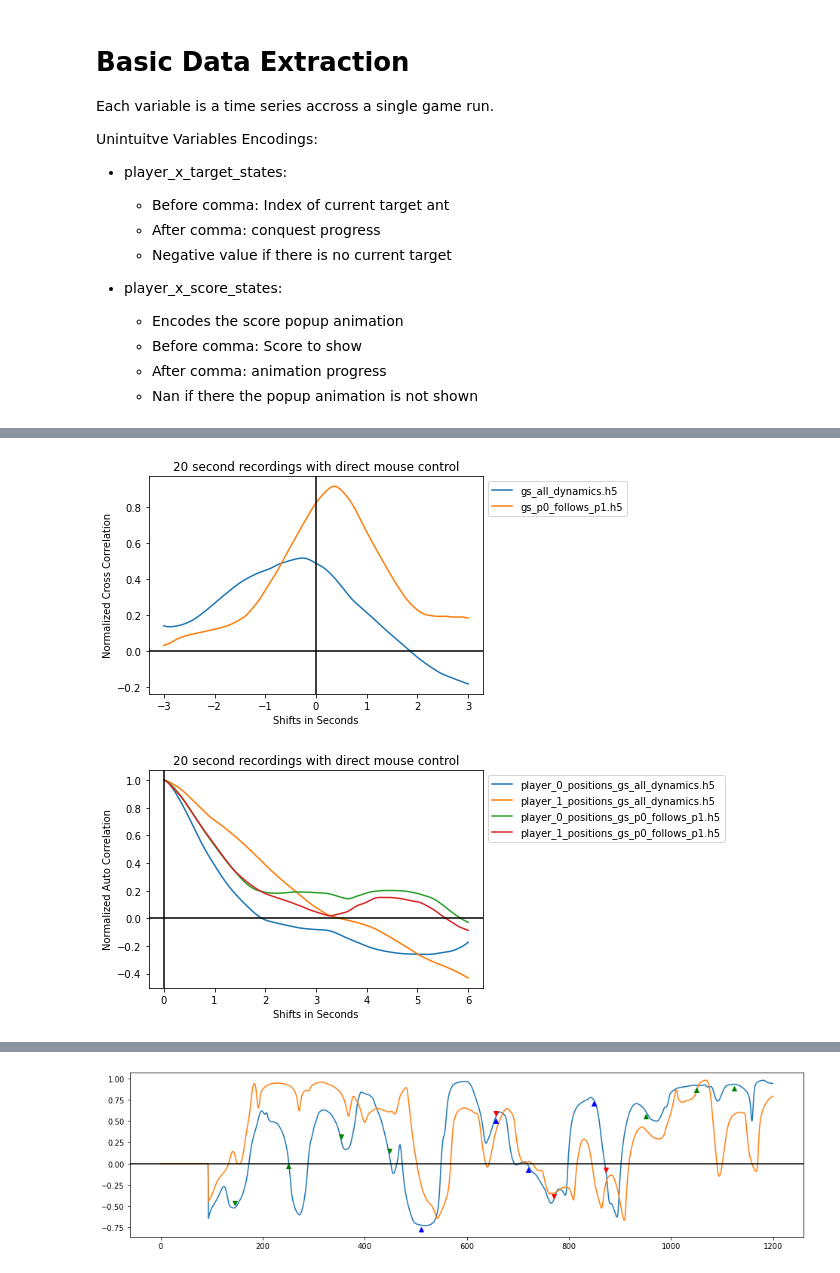
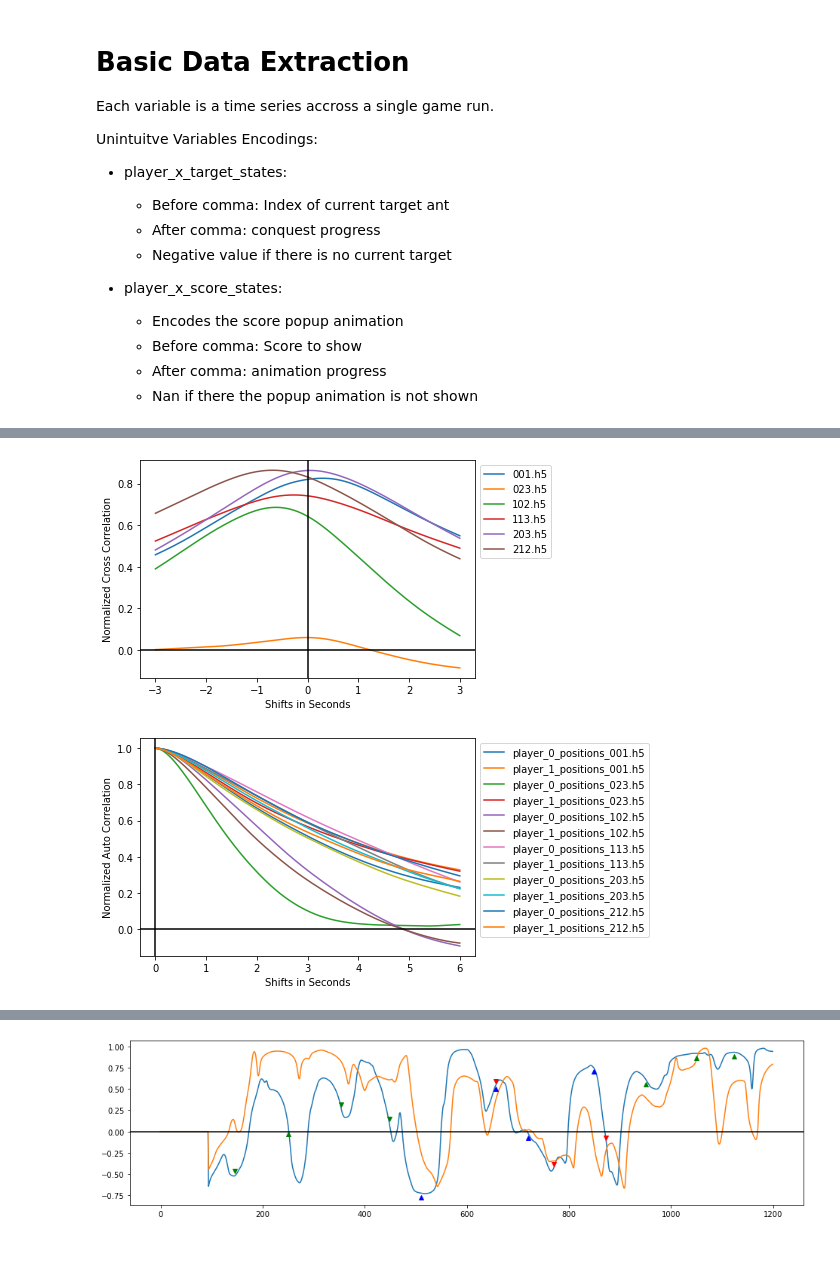
Before and after one commit to Priesemann-Group/dyadic_task, a Jupyter notebook: game_course_analyser.ipynb, the cells around one changed output, grey strips where cells are left out. Saved outputs shown, nothing was run; the diff lists cells and outputs as text; code cells hidden in the pictures.

```diff
--- a/game_course_analyser.ipynb
+++ b/game_course_analyser.ipynb
@@ -228,6 +222,9 @@ plot_correltations_for_folder(folder='gs_27-08-21_17-30-21',
 # %%
 def frames_to_seconds(frames):
-    return [f/conf.pos_updates_ps for f in frames]
+    return [f/conf.pos_updates_ps if f is not None else None for f in frames]
+
+def frames_to_mins(frames):
+    return [f/conf.pos_updates_ps/60 if f is not None else None for f in frames]
 
 def plot_cross_correlation(game_data, label):
     p0_pos = game_data['player_0_positions']
@@ -287,10 +284,20 @@ def plot_auto_correltaion_for_folder(folder, title=''):
 def plot_correltations_for_folder(folder, title=''):
     plot_cross_correltaion_for_folder(folder, title)
     plot_auto_correltaion_for_folder(folder, title)
-# %%
-plot_correltations_for_folder(folder='records_0',
-                              title='20 second recordings with direct mouse control')
-# %% [output]
-[figure, removed]
-[figure, removed]
+# %%
+plot_correltations_for_folder(folder='gs_02-09-21_18-56-37',
+                              title='')
+# shift to left means p0 follows p1
+
+# watched:
+# 001 both competition and cooperation, seems like more cooperation in the end
+# 023 mostly competition
+# 102 played both, a lot of cooperation
+# 203 played really cooperative, farmed also grey targets for optimality
+#
+
+# normalized cross correlation got stronger with laps
+# %% [output]
+[figure, added]
+[figure, added]
 # %%
```
Also changed, not shown: parts of 23 cells of this notebook, 1 other file.
